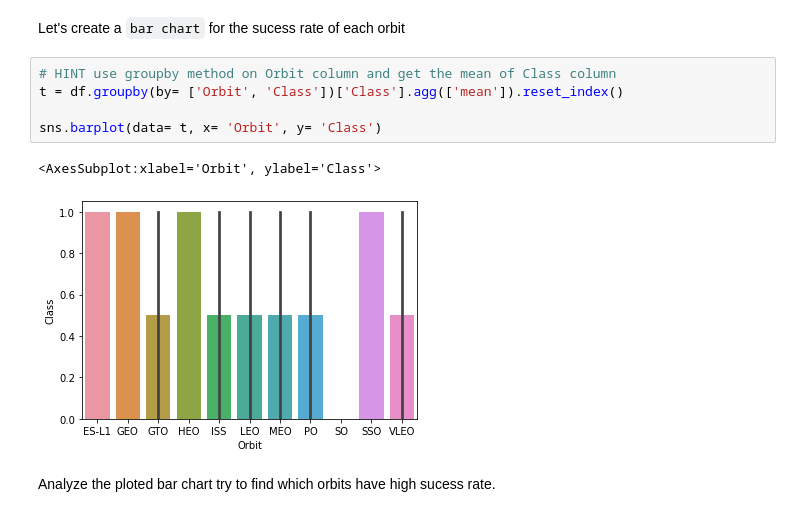
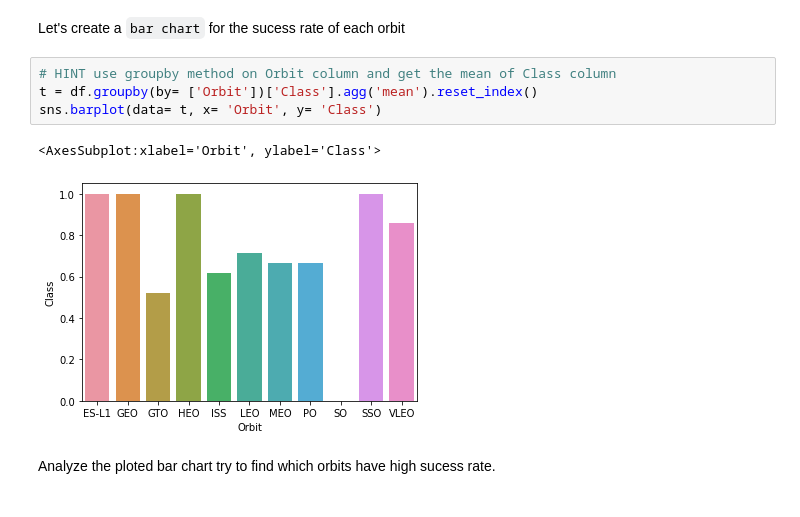
Before and after one commit to giangnguyen19/Python-Data-Science-Project, a Jupyter notebook: EDA with Data Visualization.ipynb, the cells around one changed output. Drawn from its saved outputs; the diff is of its cells as text.

```diff
--- a/EDA with Data Visualization.ipynb
+++ b/EDA with Data Visualization.ipynb
@@ -114,12 +114,11 @@ Next, we want to visually check if there are any relationship between success ra
 Let's create a `bar chart` for the sucess rate of each orbit
 # %%
 # HINT use groupby method on Orbit column and get the mean of Class column
-t = df.groupby(by= ['Orbit', 'Class'])['Class'].agg(['mean']).reset_index()
-
+t = df.groupby(by= ['Orbit'])['Class'].agg('mean').reset_index()
 sns.barplot(data= t, x= 'Orbit', y= 'Class')
 # %% [output]
 <AxesSubplot:xlabel='Orbit', ylabel='Class'>
-[figure, old version]
+[figure, new version]
 # %% [markdown]
 Analyze the ploted bar chart try to find which orbits have high sucess rate.
 # %% [markdown]
```
Also changed, not shown: parts of 9 cells of this notebook.
